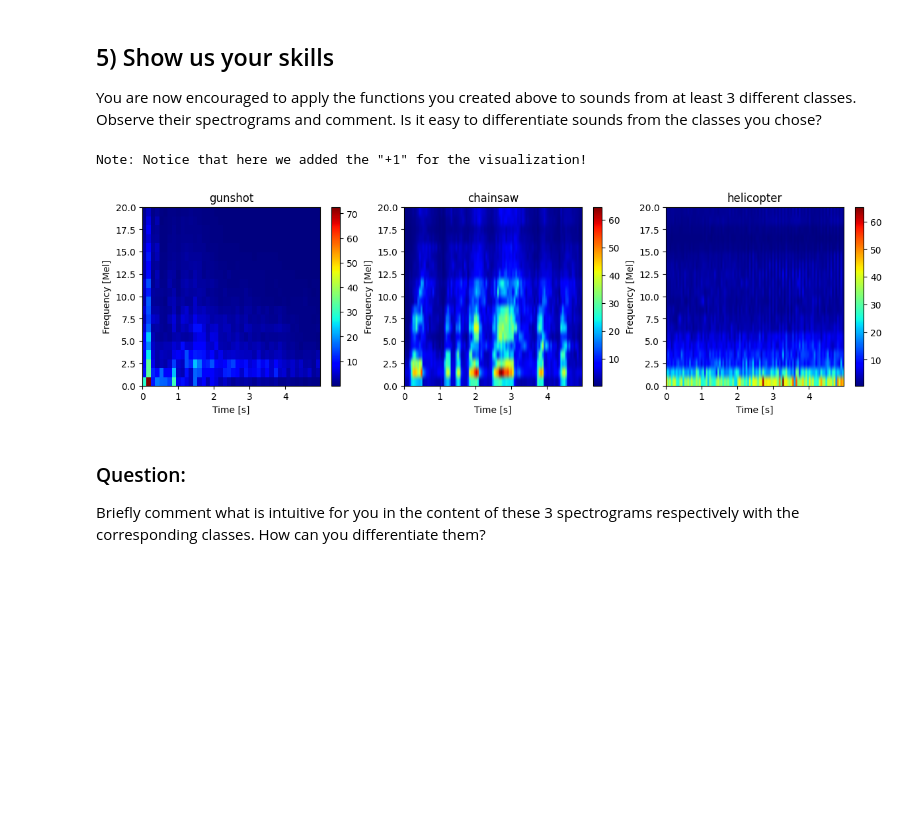
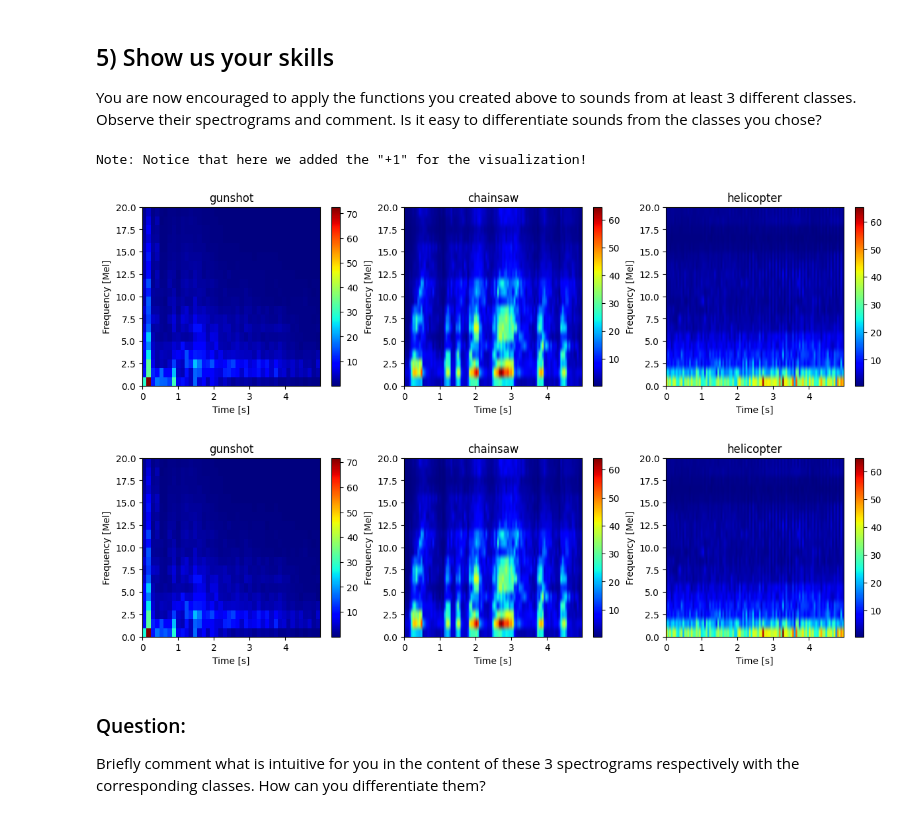
Before and after one commit to Anthiaume/LELEC210X-GroupA, a Jupyter notebook: classification/h1_feature_vectors.ipynb, the cells around one changed output. Saved outputs shown, nothing was run; the diff lists cells and outputs as text; code cells hidden in the pictures; blank space fills up the shorter version.

```diff
--- a/classification/h1_feature_vectors.ipynb
+++ b/classification/h1_feature_vectors.ipynb
@@ -454,33 +522,52 @@ sound3 = dataset["helicopter", 2]
 
 "Compute the melspecgrams"
 x1, _ = sf.read(sound1)
 x2, _ = sf.read(sound2)
 x3, _ = sf.read(sound3)
 melspec1 = melspecgram(x1)
 melspec2 = melspecgram(x2)
 melspec3 = melspecgram(x3)
+melspec4 = melspecgram2(x1)
+melspec5 = melspecgram2(x2)
+melspec6 = melspecgram2(x3)
 
 print('Note: Notice that here we added the "+1" for the visualization!')
 # pas du tout sûre de si on doit le faire ou si c'est déjà fait, j'ai pas trop compris ce comment ?!
 
 "Plot"
 fig = plt.figure(figsize=(12, 3))
 ax1 = fig.add_axes([0.0, 0.0, 0.28, 0.9])
 ax2 = fig.add_axes([0.33, 0.0, 0.28, 0.9])
 ax3 = fig.add_axes([0.66, 0.0, 0.28, 0.9])
+
 plot_specgram(
     melspec1, ax=ax1, is_mel=True, title=get_cls_from_path(sound1), tf=len(y) / fs_down
 )
 plot_specgram(
     melspec2, ax=ax2, is_mel=True, title=get_cls_from_path(sound2), tf=len(y) / fs_down
 )
 plot_specgram(
     melspec3, ax=ax3, is_mel=True, title=get_cls_from_path(sound3), tf=len(y) / fs_down
 )
+
+fig1 = plt.figure(figsize=(12, 3))
+ax4 = fig1.add_axes([0.0, 0.5, 0.28, 0.9])
+ax5 = fig1.add_axes([0.33, 0.5, 0.28, 0.9])
+ax6 = fig1.add_axes([0.66, 0.5, 0.28, 0.9])
+plot_specgram(
+    melspec4, ax=ax4, is_mel=True, title=get_cls_from_path(sound1), tf=len(y) / fs_down
+)
+plot_specgram(
+    melspec5, ax=ax5, is_mel=True, title=get_cls_from_path(sound2), tf=len(y) / fs_down
+)
+plot_specgram(
+    melspec6, ax=ax6, is_mel=True, title=get_cls_from_path(sound3), tf=len(y) / fs_down
+)
 plt.show()
 # %% [output]
 Note: Notice that here we added the "+1" for the visualization!
 [figure]
+[figure, added]
 # %% [markdown]
 ### Question:
 Briefly comment what is intuitive for you in the content of these 3 spectrograms respectively with the corresponding classes.
```
Also changed, not shown: parts of 1 cell of this notebook, 17 other files.
